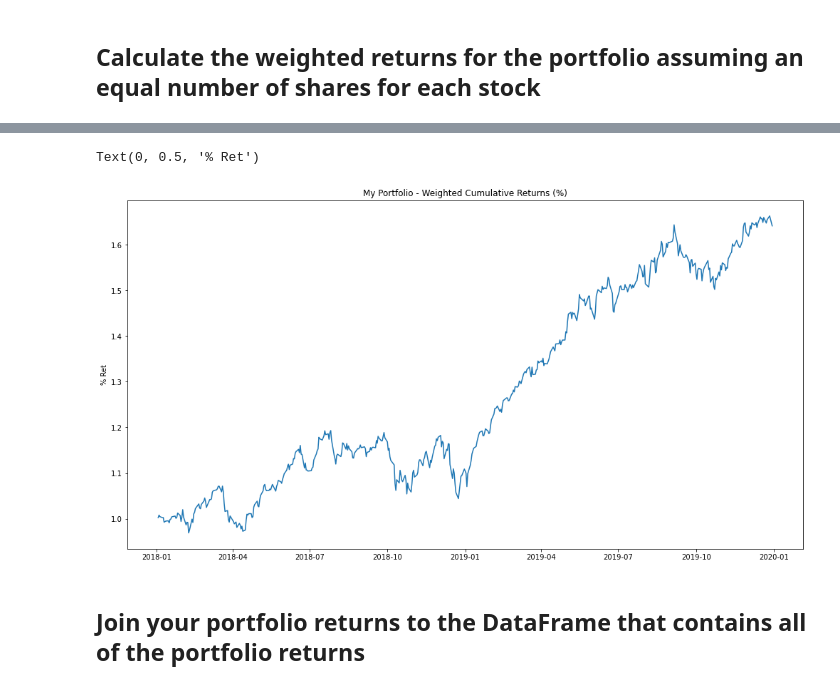
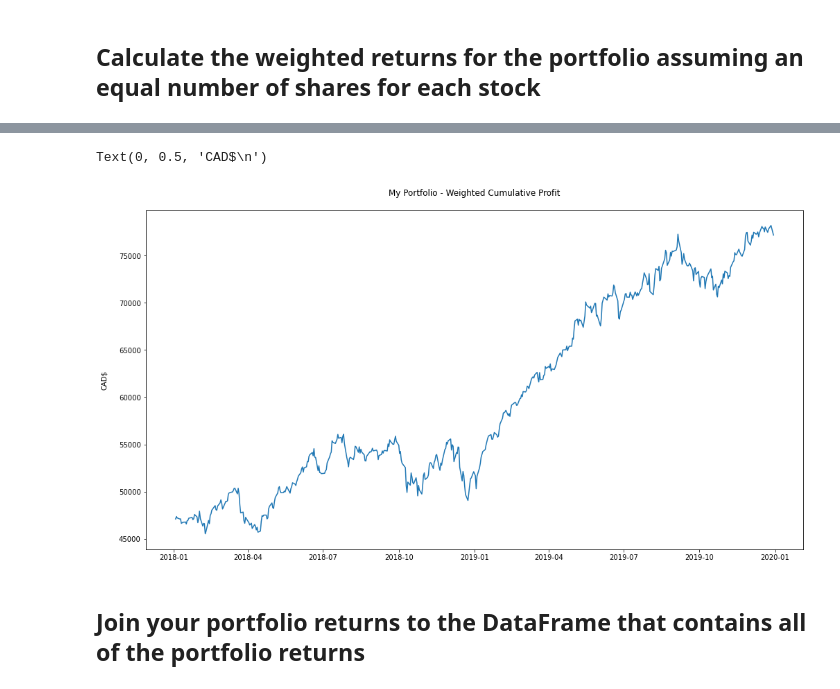
Before and after one commit to aylwarda/fintech-pandas-analysis, a Jupyter notebook: whale_analysis.ipynb, the cells around one changed output, grey strips where cells are left out. Saved outputs shown, nothing was run; the diff lists cells and outputs as text; code cells hidden in the pictures.

```diff
--- a/whale_analysis.ipynb
+++ b/whale_analysis.ipynb
@@ -739,14 +760,20 @@ my_pflo_wgt_ret.sample(10)
 dtype: float64
 # %%
-# Just for fun ...
-# Calculate cumulative returns for my portfolio
+# !!!
+#   Just for fun ...
+#                   !!!
+# Calculate cumulative returns and profit for my portfolio
 my_pflo_wgt_ret_cum = (1 + my_pflo_wgt_ret).cumprod()
 
-# Plot Cumulative returns
-my_pflo_wgt_ret_cum.plot(figsize=(17,9), title="My Portfolio - Weighted Cumulative Returns (%)").set_ylabel("% Ret")
+# Assuming starting capital of $47k
+# Calculate cumulative profit
+my_pflo_wgt_ret_pft = 47000 * my_pflo_wgt_ret_cum
+
+# Plot Cumulative profit
+my_pflo_wgt_ret_pft.plot(figsize=(17,9), title="My Portfolio - Weighted Cumulative Profit\n").set_ylabel("CAD$\n")
 # %% [output]
-Text(0, 0.5, '% Ret')
+Text(0, 0.5, 'CAD$\n')
-[figure, old version]
+[figure, new version]
 # %% [markdown]
 ## Join your portfolio returns to the DataFrame that contains all of the portfolio returns
 # %%
```
Also changed, not shown: parts of 34 cells of this notebook, 1 other file.
